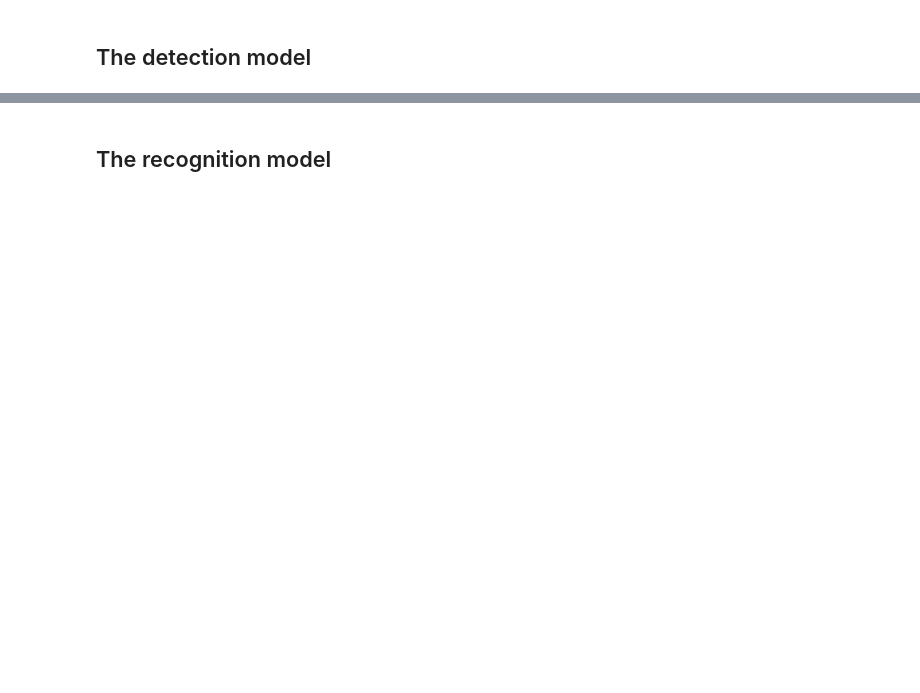
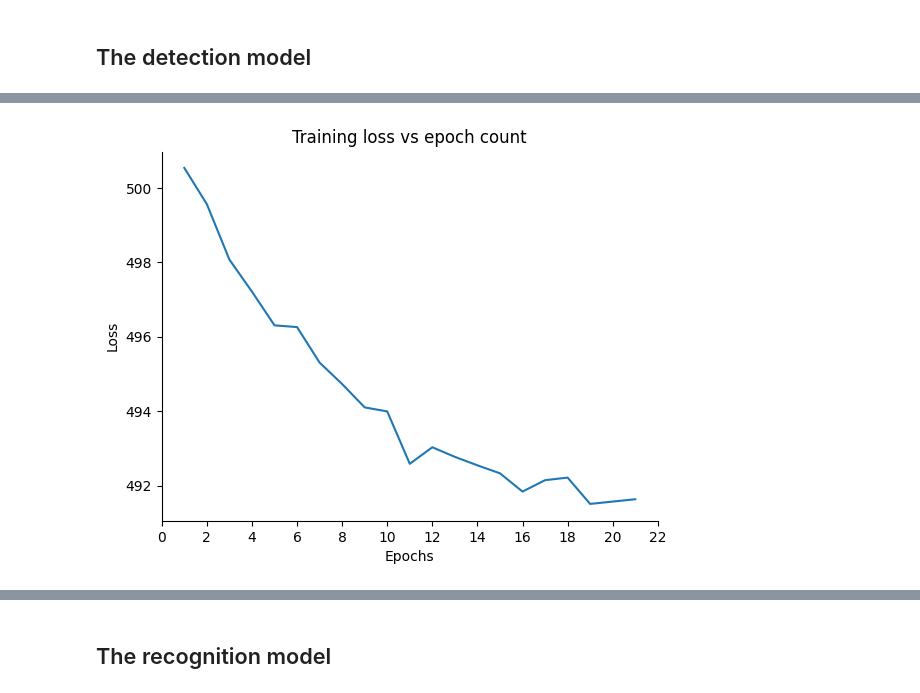
Before and after one commit to LucaFranceschi01/AGiC-2024, a Jupyter notebook: Lab4/cnn_models.ipynb, the cells around one changed output, grey strips where cells are left out. Drawn from its saved outputs; the diff is of its cells as text; code cells hidden in the pictures; blank space fills up the shorter version.

Commit message:
visualization changes and training loop

```diff
--- a/Lab4/cnn_models.ipynb
+++ b/Lab4/cnn_models.ipynb
@@ -53,7 +56,7 @@ class MyData(Dataset):
             w, h = get_image_size(image)
             if self.transform:
                 image = self.transform(image)
-            image = torch.tensor(image, dtype=torch.float32)
+            # image = torch.tensor(image, dtype=torch.float32)
 
             label = [label[0]/w*resized[0], label[1]/h*resized[1], label[2]/w*resized[0], label[3]/h*resized[1]]
             label = torch.tensor(label, dtype=torch.float32)
@@ -97,8 +100,7 @@ def compute_mean_std(dataset):
 # color spaces
 ################
 
-all_data = load_data('AGC_Challenge3_Training.mat')
-print(all_data)
+all_data = load_data(target_matrix_path + 'AGC_Challenge3_Training.mat')
 train_data, val_data, test_data = random_split(all_data, [0.8, 0.1, 0.1], generator=torch.Generator().manual_seed(42))
 
 # train_mean, train_std = compute_mean_std(train_data)
@@ -252,5 +257,13 @@ print(pytorch_total_params)
 loss = nn.CrossEntropyLoss()
 optimizer = optim.Adam(detection.parameters(), lr=lr)
 
-detection.fit(train_loader, loss, optimizer)
+tr_losses = []
+val_losses = []
+for epoch in range(epochs):
+    epoch_loss = 0
+    tr_losses.append(detection.fit(train_loader, loss, optimizer))
+    val_losses.append(detection.evaluate(val_loader, loss))
+
+    if epoch % epoch_step == 0:
+        print(f'Epoch {epoch} has loss {val_losses[epoch]}')
 # %% [output]
@@ -259,0 +274,19 @@ KeyboardInterrupt:
+# %%
+def loss_epoch_plot(losses, title='Loss vs training epochs', nbins='auto'):
+    ax = plt.figure().gca()
+    ax.xaxis.set_major_locator(ticker.MaxNLocator(nbins=nbins, integer=True))
+    ax.spines['top'].set_color('white')
+    ax.spines['right'].set_color('white')
+
+    plt.title(title)
+    plt.xlabel('Epochs')
+    plt.ylabel('Loss')
+
+    x = np.linspace(1, len(losses)+1, len(losses), dtype=np.uint16)
+    plt.plot(x, losses)
+
+    plt.show()
+# %%
+loss_epoch_plot(tr_losses, "Training loss vs epoch count", epochs)
+# %% [output]
+[figure, added]
```
Also changed, not shown: parts of 13 cells of this notebook.
